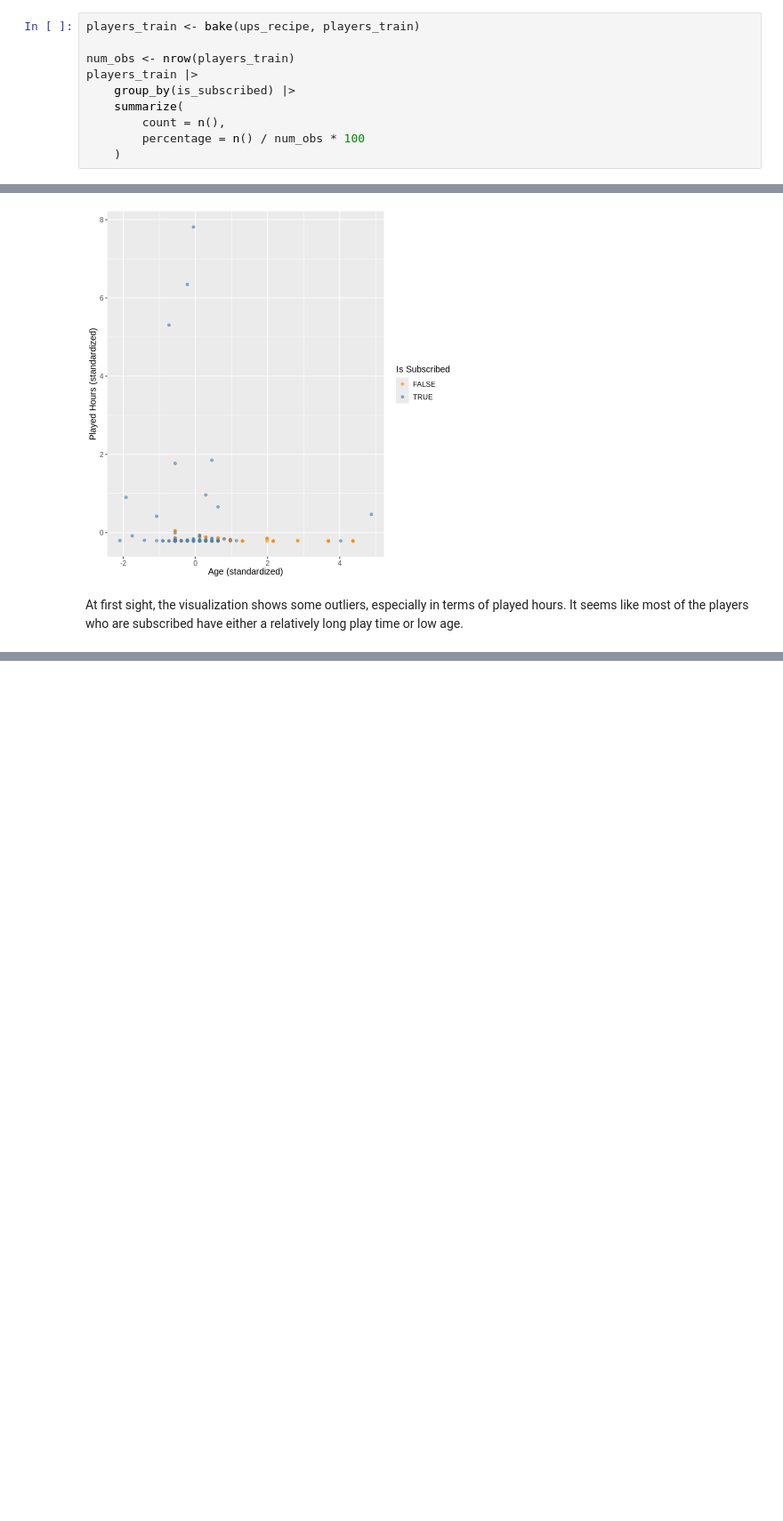
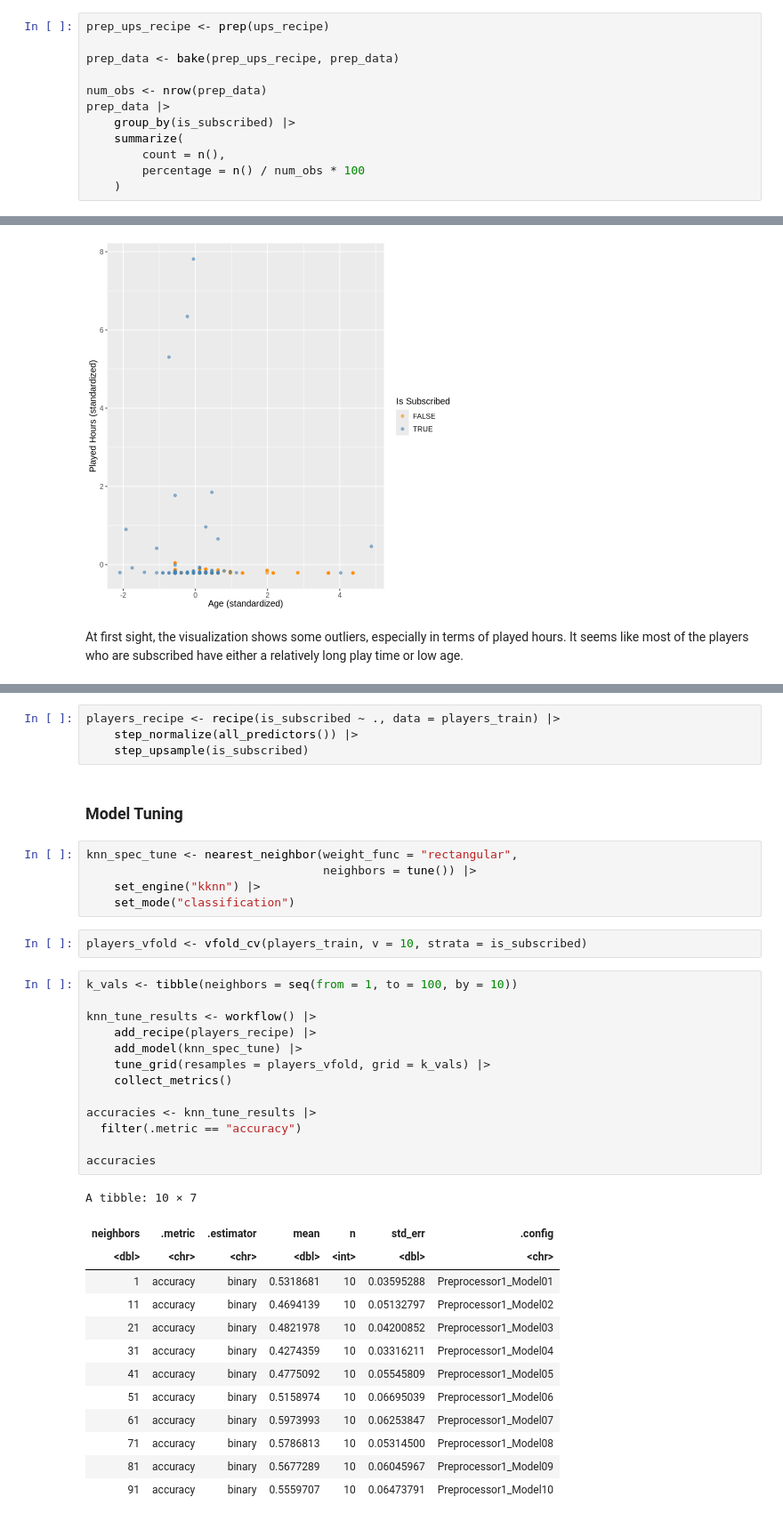
Before and after one commit to anasha02/dsci-100-2025s-project, a Jupyter notebook: Project.ipynb, the cells around one changed output, grey strips where cells are left out. Shown: that part at 89% size. Saved outputs shown, nothing was run; the diff lists cells and outputs as text; blank space fills up the shorter version.

```diff
--- a/Project.ipynb
+++ b/Project.ipynb
@@ -206,8 +208,10 @@ predictor: 2
 # %%
-players_train <- bake(ups_recipe, players_train)
+prep_ups_recipe <- prep(ups_recipe)
 
-num_obs <- nrow(players_train)
-players_train |>
+prep_data <- bake(prep_ups_recipe, prep_data)
+
+num_obs <- nrow(prep_data)
+prep_data |>
     group_by(is_subscribed) |>
     summarize(
         count = n(),
@@ -238,0 +248,40 @@ At first sight, the visualization shows some outliers, especially in terms of pl
+# %%
+players_recipe <- recipe(is_subscribed ~ ., data = players_train) |>
+    step_normalize(all_predictors()) |>
+    step_upsample(is_subscribed)
+# %% [markdown]
+### Model Tuning
+# %%
+knn_spec_tune <- nearest_neighbor(weight_func = "rectangular",
+                                  neighbors = tune()) |>
+    set_engine("kknn") |>
+    set_mode("classification")
+# %%
+players_vfold <- vfold_cv(players_train, v = 10, strata = is_subscribed)
+# %%
+k_vals <- tibble(neighbors = seq(from = 1, to = 100, by = 10))
+
+knn_tune_results <- workflow() |>
+    add_recipe(players_recipe) |>
+    add_model(knn_spec_tune) |>
+    tune_grid(resamples = players_vfold, grid = k_vals) |>
+    collect_metrics()
+
+accuracies <- knn_tune_results |>
+  filter(.metric == "accuracy")
+
+accuracies
+# %% [output]
+A tibble: 10 × 7
+| neighbors | .metric | .estimator | mean | n | std_err | .config |
+| <dbl> | <chr> | <chr> | <dbl> | <int> | <dbl> | <chr> |
+| 1 | accuracy | binary | 0.5318681 | 10 | 0.03595288 | Preprocessor1_Model01 |
+| 11 | accuracy | binary | 0.4694139 | 10 | 0.05132797 | Preprocessor1_Model02 |
+| 21 | accuracy | binary | 0.4821978 | 10 | 0.04200852 | Preprocessor1_Model03 |
+| 31 | accuracy | binary | 0.4274359 | 10 | 0.03316211 | Preprocessor1_Model04 |
+| 41 | accuracy | binary | 0.4775092 | 10 | 0.05545809 | Preprocessor1_Model05 |
+| 51 | accuracy | binary | 0.5158974 | 10 | 0.06695039 | Preprocessor1_Model06 |
+| 61 | accuracy | binary | 0.5973993 | 10 | 0.06253847 | Preprocessor1_Model07 |
+| 71 | accuracy | binary | 0.5786813 | 10 | 0.05314500 | Preprocessor1_Model08 |
+| 81 | accuracy | binary | 0.5677289 | 10 | 0.06045967 | Preprocessor1_Model09 |
+| 91 | accuracy | binary | 0.5559707 | 10 | 0.06473791 | Preprocessor1_Model10 |
```
Also changed, not shown: parts of 19 cells of this notebook.
